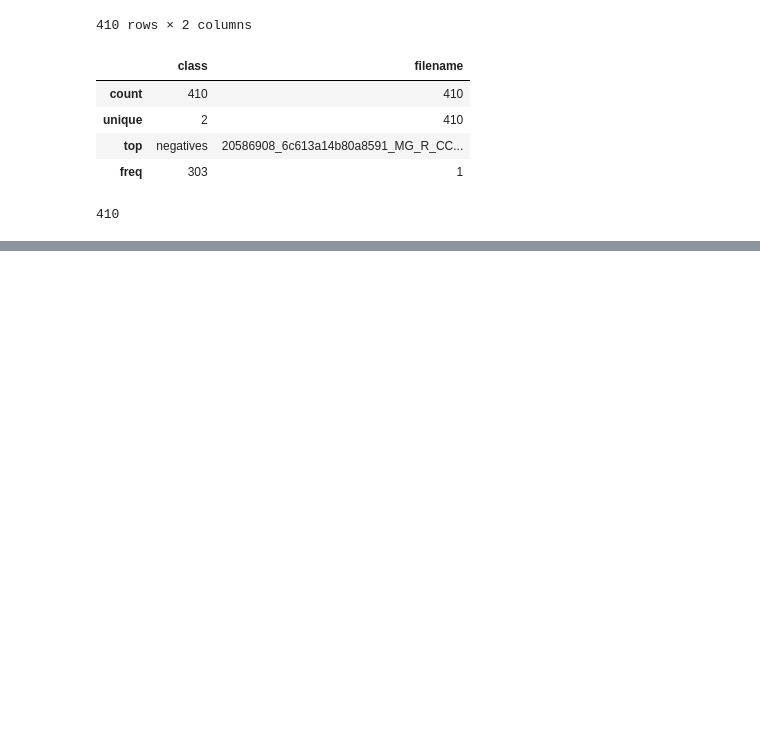
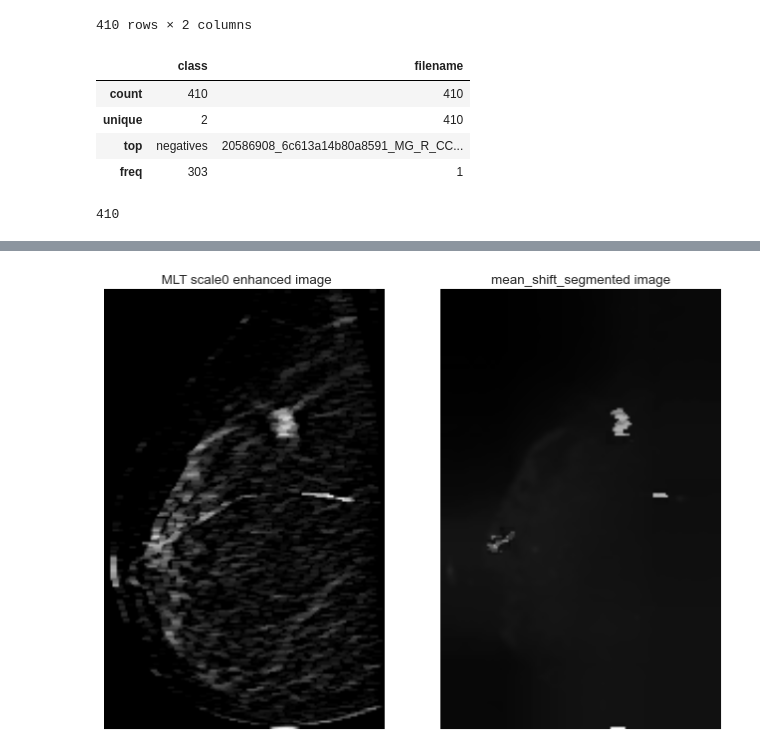
Before and after one commit to abdalrhmanu/breast-mass-detection-and-segmentation-using-multi-scale-morphological-sifting-and-kmeans-clustering, a Jupyter notebook: notebooks/EDA_Imran.ipynb, the cells around one changed output, grey strips where cells are left out. Saved outputs shown, nothing was run; the diff lists cells and outputs as text; code cells hidden in the pictures; blank space fills up the shorter version.

```diff
--- a/notebooks/EDA_Imran.ipynb
+++ b/notebooks/EDA_Imran.ipynb
@@ -223,0 +169,24 @@ AttributeError: module 'logger' has no attribute 'info'
+# %%
+# Apply Mean Shift Segmentation on the [MMS Scaled 0] image
+enhanced_image_norm = cv2.normalize(enhanced_images[0], None, 0, 255, cv2.NORM_MINMAX, dtype=cv2.CV_8U)
+enhanced_image_norm_bgr = cv2.cvtColor(enhanced_image_norm, cv2.COLOR_GRAY2BGR)
+mean_shift_img_MLT = cv2.pyrMeanShiftFiltering(enhanced_image_norm_bgr, 30, 80)
+mean_shift_img_MLT_gray = cv2.cvtColor(mean_shift_img_MLT, cv2.COLOR_BGR2GRAY)
+
+# Using the threshold values, we generate the three regions.
+fig, ax = plt.subplots(nrows=1, ncols=2, figsize=(10, 8))
+
+# Plotting the mms enhanced image.
+ax[0].imshow(enhanced_images[0], cmap='gray')
+ax[0].set_title(' MLT scale0 enhanced image')
+ax[0].axis('off')
+
+# Plotting the Multi Otsu result.
+ax[1].imshow(mean_shift_img_MLT_gray, cmap='gray')
+ax[1].set_title('mean_shift_segmented image')
+ax[1].axis('off')
+
+plt.subplots_adjust()
+plt.show()
+# %% [output]
+[figure, added]
```
Also changed, not shown: parts of 18 cells of this notebook, 3 other files.
